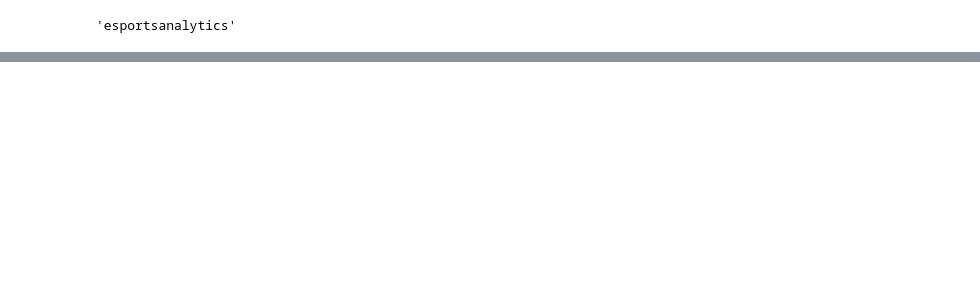
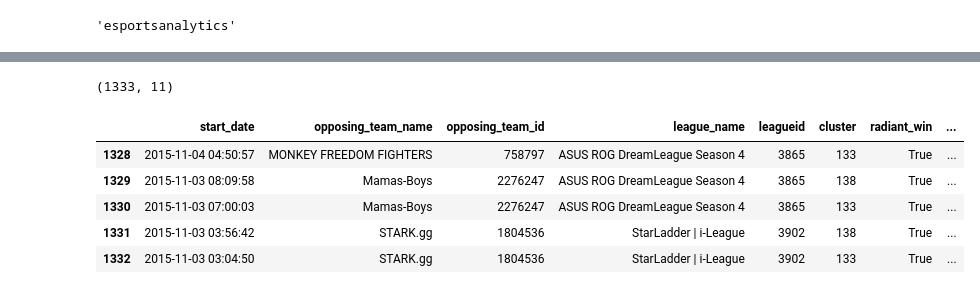
Before and after one commit to johnnyoso/data_science, a Jupyter notebook: ESportsAnalysis.ipynb, the cells around one changed output, grey strips where cells are left out. Drawn from its saved outputs; the diff is of its cells as text; code cells hidden in the pictures; blank space fills up the shorter version.

```diff
--- a/ESportsAnalysis.ipynb
+++ b/ESportsAnalysis.ipynb
@@ -253,0 +355,2 @@ x = search_team('team')
+# %%
+team_og_matches = get_team_matches(2586976)
@@ -263,0 +370,40 @@ with open('all_teams_data.json', 'w', encoding='utf-8') as f:
+# %%
+def match_outcome(radiant_win, radiant):
+    if ((radiant_win == False and radiant == False) or (radiant_win == True and radiant == True)):
+        return True
+
+    elif ((radiant_win == True and radiant == False) or (radiant_win == False and radiant == True)):
+        return False
+# %%
+# Convert the team matches json to a dataframe
+def team_matches_df(team_matches_json):
+
+    all_matches_df = pd.DataFrame(data = [(datetime.fromtimestamp(item['start_time']).strftime('%Y-%m-%d %H:%M:%S'),
+                                                       item['opposing_team_name'],
+                                                       item['opposing_team_id'],
+                                                       item['league_name'],
+                                                       item['leagueid'],
+                                                       item['cluster'],
+                                                       item['radiant_win'],
+                                                       item['radiant'],
+                                                       item['duration'],
+                                                       item['match_id'],
+                                                       match_outcome(item['radiant_win'], item['radiant'])) for item in team_matches_json],
+                      columns = ['start_date', 'opposing_team_name', 'opposing_team_id', 'league_name', 'leagueid', 'cluster', 'radiant_win', 'radiant', 'duration', 'match_id', 'match_outcome'])
+
+    return all_matches_df
+# %%
+team_og_matches_df = team_matches_df(team_og_matches)
+# %%
+team_og_matches_df.shape
+# %% [output]
+(1333, 11)
+# %%
+team_og_matches_df.tail()
+# %% [output]
+|  | start_date | opposing_team_name | opposing_team_id | league_name | leagueid | cluster | radiant_win | ... |
+| 1328 | 2015-11-04 04:50:57 | MONKEY FREEDOM FIGHTERS | 758797 | ASUS ROG DreamLeague Season 4 | 3865 | 133 | True | ... |
+| 1329 | 2015-11-03 08:09:58 | Mamas-Boys | 2276247 | ASUS ROG DreamLeague Season 4 | 3865 | 138 | True | ... |
+| 1330 | 2015-11-03 07:00:03 | Mamas-Boys | 2276247 | ASUS ROG DreamLeague Season 4 | 3865 | 133 | True | ... |
+| 1331 | 2015-11-03 03:56:42 | STARK.gg | 1804536 | StarLadder | i-League | 3902 | 138 | True | ... |
+| 1332 | 2015-11-03 03:04:50 | STARK.gg | 1804536 | StarLadder | i-League | 3902 | 133 | True | ... |
```
Also changed, not shown: parts of 62 cells of this notebook.
